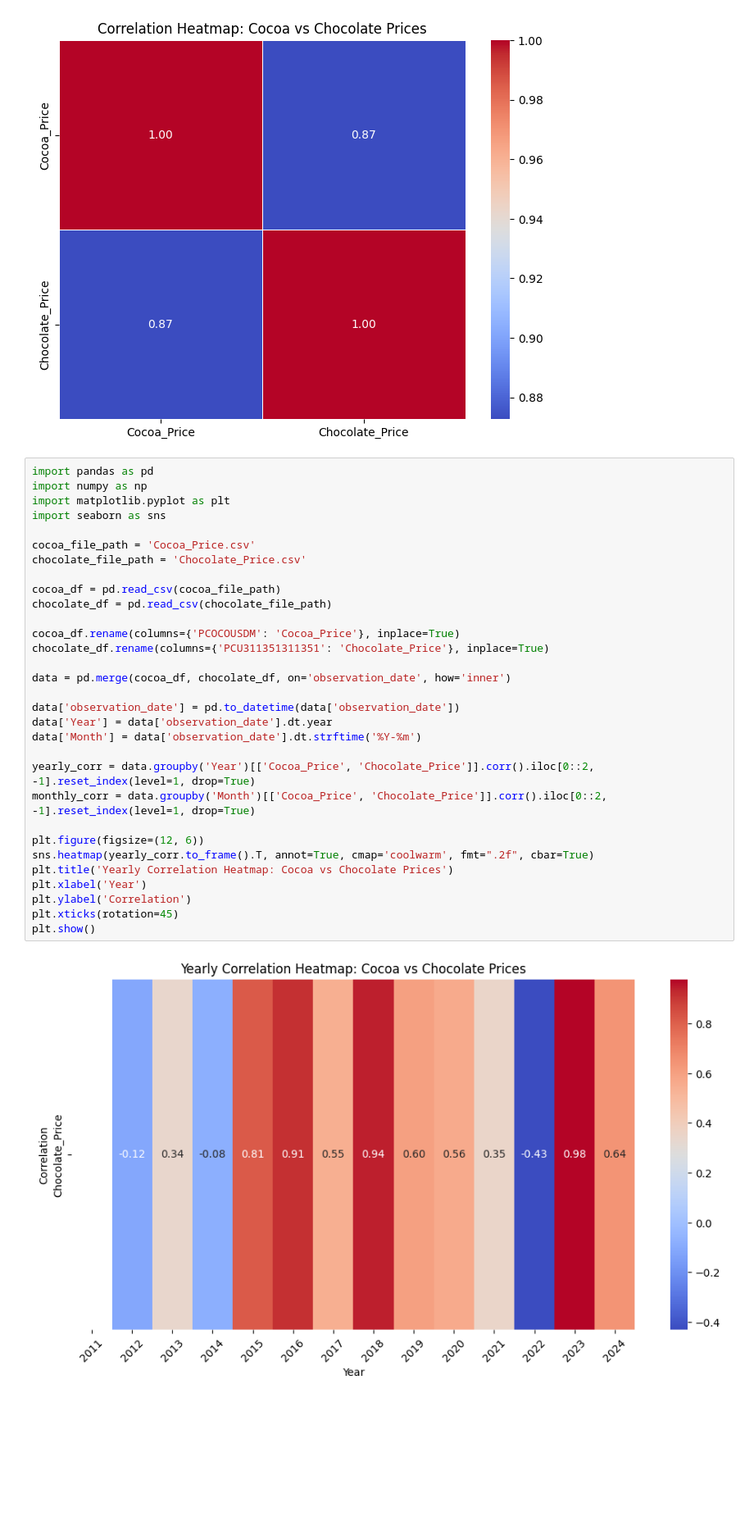
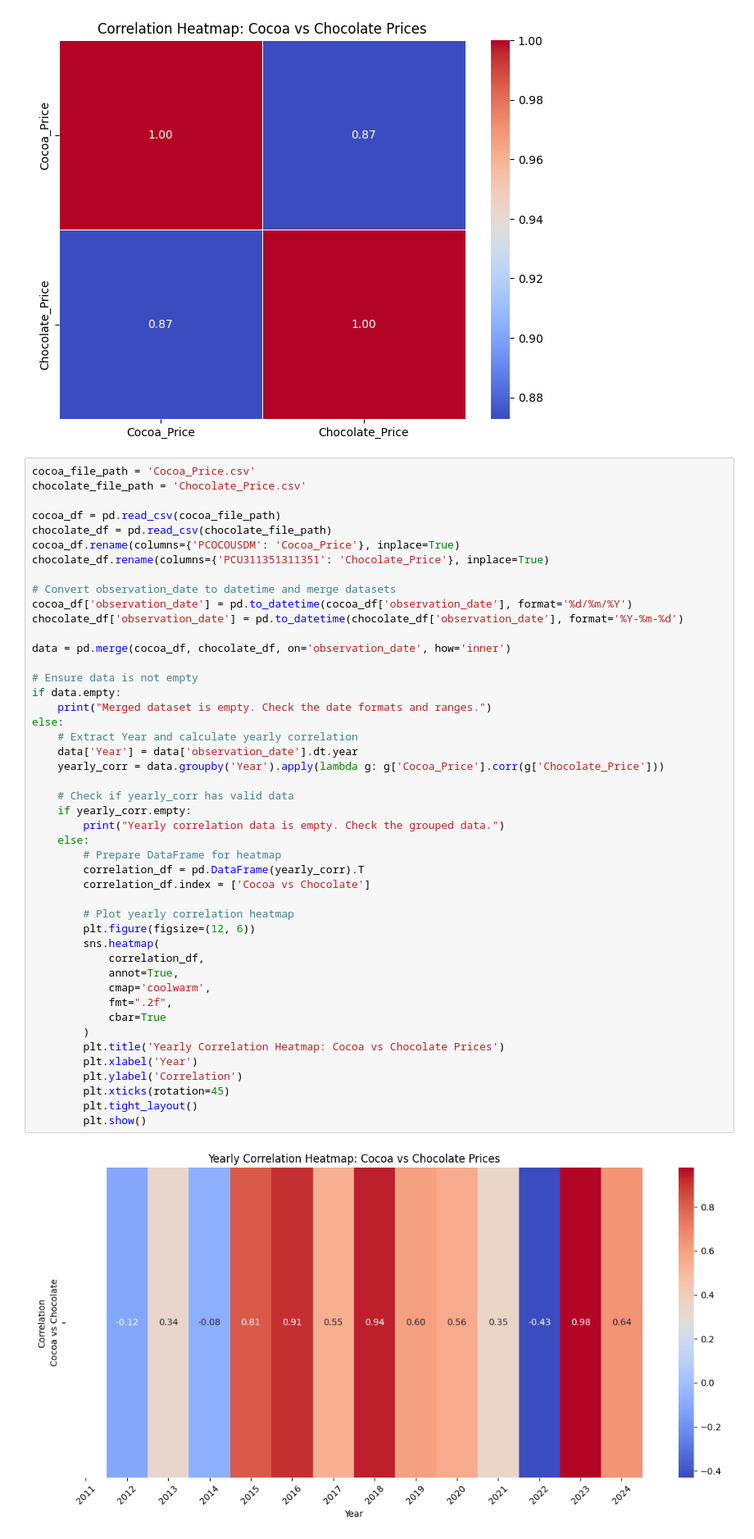
Before and after one commit to NoahGal-19/Group8, a Jupyter notebook: YIKE_QM2_Project.ipynb, the cells around one changed output. Shown at 82% size. Cells and saved outputs as stored; diff of their text form; blank space fills up the shorter version.

```diff
--- a/YIKE_QM2_Project.ipynb
+++ b/YIKE_QM2_Project.ipynb
@@ -285,35 +264,50 @@ plt.show()
 # %% [output]
 [figure]
 # %%
-import pandas as pd
-import numpy as np
-import matplotlib.pyplot as plt
-import seaborn as sns
-
 cocoa_file_path = 'Cocoa_Price.csv'
 chocolate_file_path = 'Chocolate_Price.csv'
 
 cocoa_df = pd.read_csv(cocoa_file_path)
 chocolate_df = pd.read_csv(chocolate_file_path)
-
 cocoa_df.rename(columns={'PCOCOUSDM': 'Cocoa_Price'}, inplace=True)
 chocolate_df.rename(columns={'PCU311351311351': 'Chocolate_Price'}, inplace=True)
 
+# Convert observation_date to datetime and merge datasets
+cocoa_df['observation_date'] = pd.to_datetime(cocoa_df['observation_date'], format='%d/%m/%Y')
+chocolate_df['observation_date'] = pd.to_datetime(chocolate_df['observation_date'], format='%Y-%m-%d')
+
 data = pd.merge(cocoa_df, chocolate_df, on='observation_date', how='inner')
 
-data['observation_date'] = pd.to_datetime(data['observation_date'])
-data['Year'] = data['observation_date'].dt.year
-data['Month'] = data['observation_date'].dt.strftime('%Y-%m')
+# Ensure data is not empty
+if data.empty:
+    print("Merged dataset is empty. Check the date formats and ranges.")
+else:
+    # Extract Year and calculate yearly correlation
+    data['Year'] = data['observation_date'].dt.year
+    yearly_corr = data.groupby('Year').apply(lambda g: g['Cocoa_Price'].corr(g['Chocolate_Price']))
 
-yearly_corr = data.groupby('Year')[['Cocoa_Price', 'Chocolate_Price']].corr().iloc[0::2, -1].reset_index(level=1, drop=True)
-monthly_corr = data.groupby('Month')[['Cocoa_Price', 'Chocolate_Price']].corr().iloc[0::2, -1].reset_index(level=1, drop=True)
+    # Check if yearly_corr has valid data
+    if yearly_corr.empty:
+        print("Yearly correlation data is empty. Check the grouped data.")
+    else:
+        # Prepare DataFrame for heatmap
+        correlation_df = pd.DataFrame(yearly_corr).T
+        correlation_df.index = ['Cocoa vs Chocolate']
 
-plt.figure(figsize=(12, 6))
-sns.heatmap(yearly_corr.to_frame().T, annot=True, cmap='coolwarm', fmt=".2f", cbar=True)
-plt.title('Yearly Correlation Heatmap: Cocoa vs Chocolate Prices')
-plt.xlabel('Year')
-plt.ylabel('Correlation')
-plt.xticks(rotation=45)
-plt.show()
+        # Plot yearly correlation heatmap
+        plt.figure(figsize=(12, 6))
+        sns.heatmap(
+            correlation_df,
+            annot=True,
+            cmap='coolwarm',
+            fmt=".2f",
+            cbar=True
+        )
+        plt.title('Yearly Correlation Heatmap: Cocoa vs Chocolate Prices')
+        plt.xlabel('Year')
+        plt.ylabel('Correlation')
+        plt.xticks(rotation=45)
+        plt.tight_layout()
+        plt.show()
 # %% [output]
-[figure, old version]
+[figure, new version]
```
Also changed, not shown: parts of 10 cells of this notebook.
